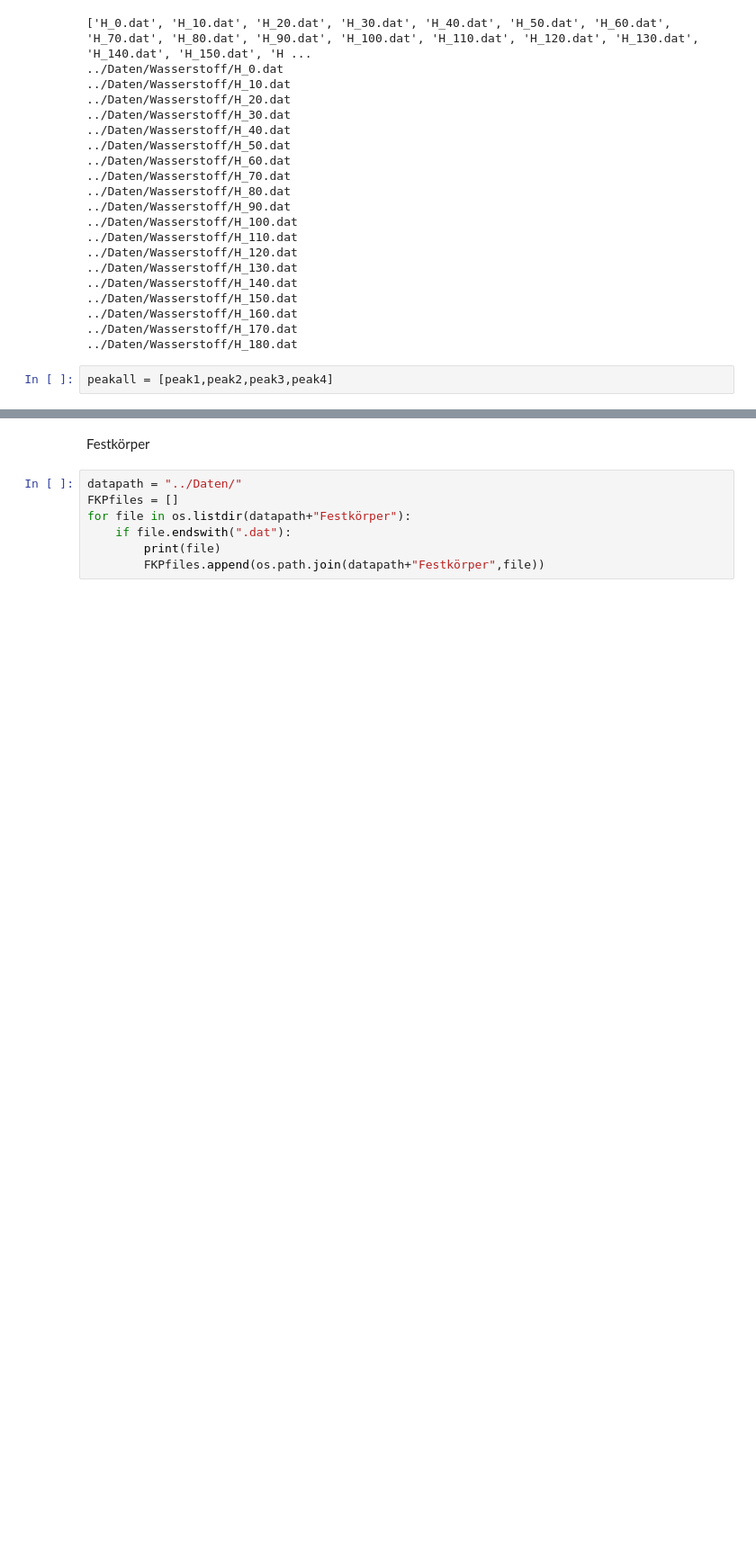
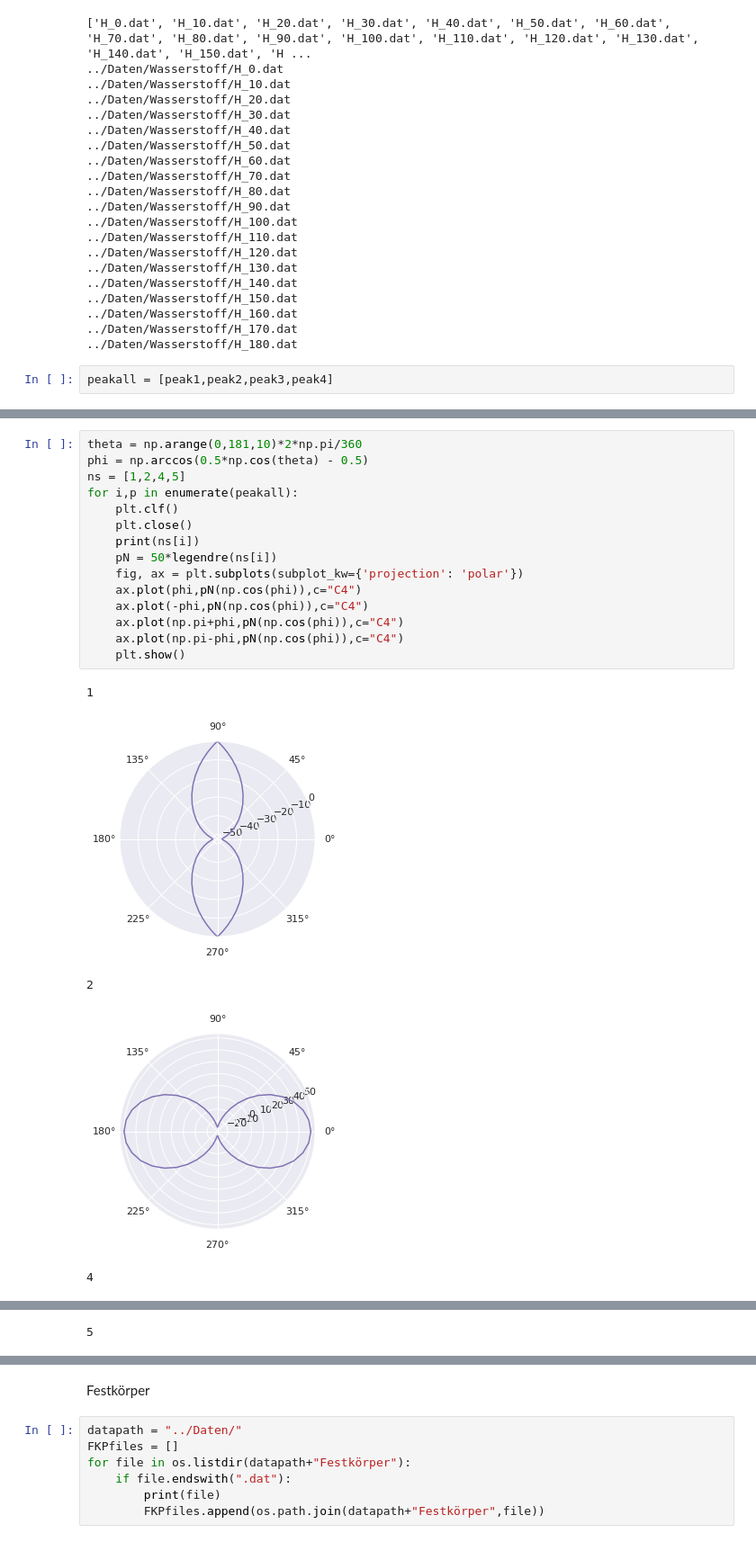
Before and after one commit to lydiavonderweiden/V23-1, a Jupyter notebook: Code/plots.ipynb, the cells around one changed output, grey strips where cells are left out. Shown: that part at 90% size. Saved outputs shown, nothing was run; the diff lists cells and outputs as text; blank space fills up the shorter version.

```diff
--- a/Code/plots.ipynb
+++ b/Code/plots.ipynb
@@ -167,3 +170,24 @@ for i,p in enumerate(peakall):
 [figure]
 [figure]
 [figure]
+# %%
+theta = np.arange(0,181,10)*2*np.pi/360
+phi = np.arccos(0.5*np.cos(theta) - 0.5)
+ns = [1,2,4,5]
+for i,p in enumerate(peakall):
+    plt.clf()
+    plt.close()
+    print(ns[i])
+    pN = 50*legendre(ns[i])
+    fig, ax = plt.subplots(subplot_kw={'projection': 'polar'})
+    ax.plot(phi,pN(np.cos(phi)),c="C4")
+    ax.plot(-phi,pN(np.cos(phi)),c="C4")
+    ax.plot(np.pi+phi,pN(np.cos(phi)),c="C4")
+    ax.plot(np.pi-phi,pN(np.cos(phi)),c="C4")
+    plt.show()
+# %% [output]
+1
+[figure, added]
+2
+[figure, added]
+4
@@ -169,0 +195 @@ for i,p in enumerate(peakall):
+5
```
Also changed, not shown: parts of 3 cells of this notebook, 5 other files.
